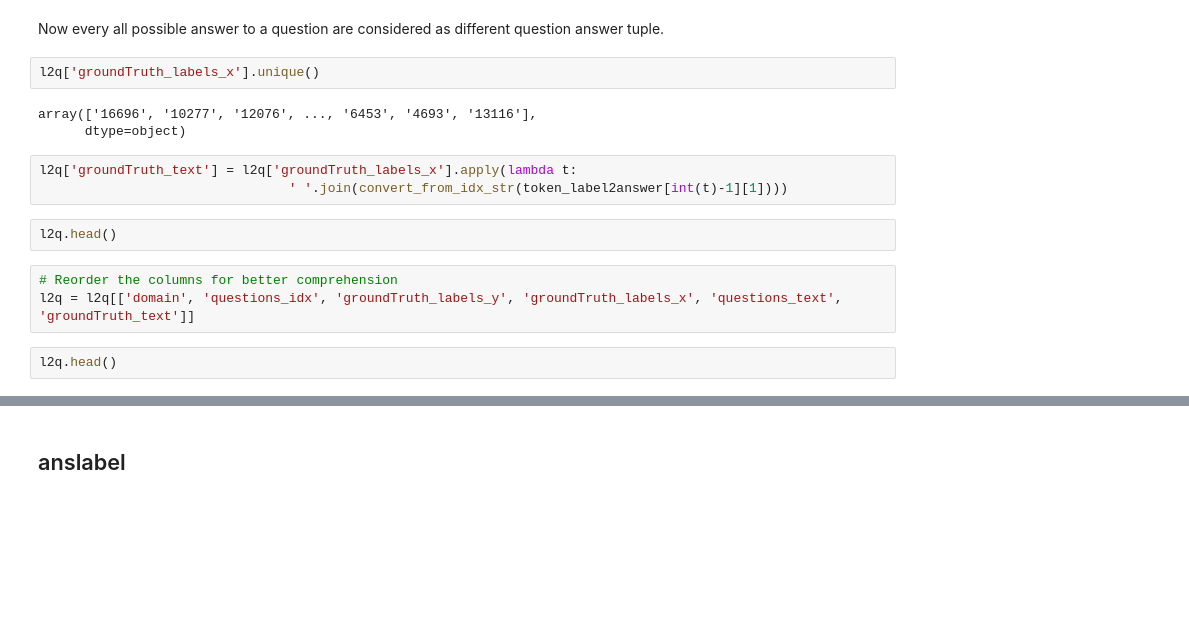
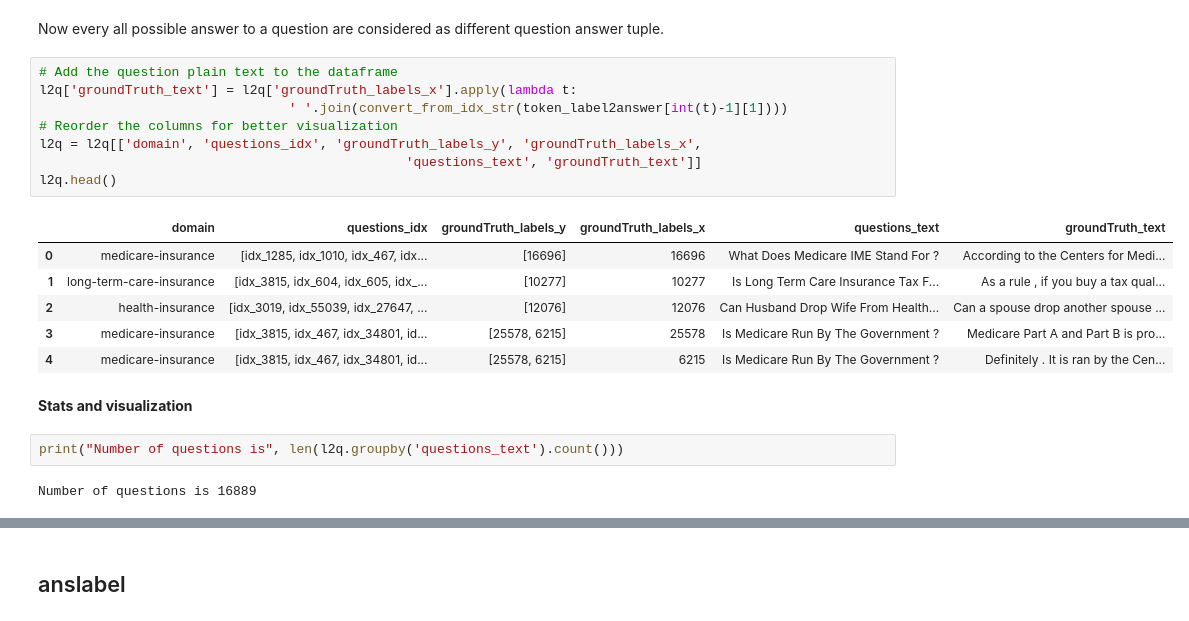
Before and after one commit to mouadhhamdi/insuranceQA, a Jupyter notebook: Data_Analysis.ipynb, the cells around one changed output, grey strips where cells are left out. Drawn from its saved outputs; the diff is of its cells as text; blank space fills up the shorter version.

```diff
--- a/Data_Analysis.ipynb
+++ b/Data_Analysis.ipynb
@@ -240,18 +240,24 @@ l2q.head()
 | 4 | 6215 | medicare-insurance | [idx_3815, idx_467, idx_34801, id... | [25578, 6215] | Is Medicare Run By The Government ? |
 # %% [markdown]
 Now every all possible answer to a question are considered as different question answer tuple.
-# %%
-l2q['groundTruth_labels_x'].unique()
-# %% [output]
-array(['16696', '10277', '12076', ..., '6453', '4693', '13116'],
-      dtype=object)
 # %%
+# Add the question plain text to the dataframe
 l2q['groundTruth_text'] = l2q['groundTruth_labels_x'].apply(lambda t:
                                 ' '.join(convert_from_idx_str(token_label2answer[int(t)-1][1])))
+# Reorder the columns for better visualization
+l2q = l2q[['domain', 'questions_idx', 'groundTruth_labels_y', 'groundTruth_labels_x',
+                                               'questions_text', 'groundTruth_text']]
+l2q.head()
+# %% [output]
+|  | domain | questions_idx | groundTruth_labels_y | groundTruth_labels_x | questions_text | groundTruth_text |
+| 0 | medicare-insurance | [idx_1285, idx_1010, idx_467, idx... | [16696] | 16696 | What Does Medicare IME Stand For ? | According to the Centers for Medi... |
+| 1 | long-term-care-insurance | [idx_3815, idx_604, idx_605, idx_... | [10277] | 10277 | Is Long Term Care Insurance Tax F... | As a rule , if you buy a tax qual... |
+| 2 | health-insurance | [idx_3019, idx_55039, idx_27647, ... | [12076] | 12076 | Can Husband Drop Wife From Health... | Can a spouse drop another spouse ... |
+| 3 | medicare-insurance | [idx_3815, idx_467, idx_34801, id... | [25578, 6215] | 25578 | Is Medicare Run By The Government ? | Medicare Part A and Part B is pro... |
+| 4 | medicare-insurance | [idx_3815, idx_467, idx_34801, id... | [25578, 6215] | 6215 | Is Medicare Run By The Government ? | Definitely . It is ran by the Cen... |
-# %%
-l2q.head()
-# %%
-# Reorder the columns for better comprehension
-l2q = l2q[['domain', 'questions_idx', 'groundTruth_labels_y', 'groundTruth_labels_x', 'questions_text', 'groundTruth_text']]
-# %%
-l2q.head()
+# %% [markdown]
+**Stats and visualization**
+# %%
+print("Number of questions is", len(l2q.groupby('questions_text').count()))
+# %% [output]
+Number of questions is 16889
```
Also changed, not shown: parts of 11 cells of this notebook, 2 other files.
